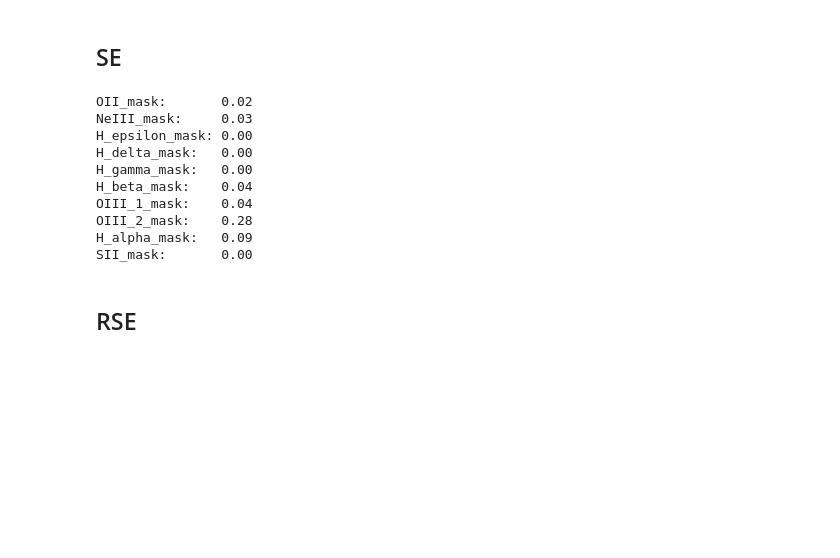
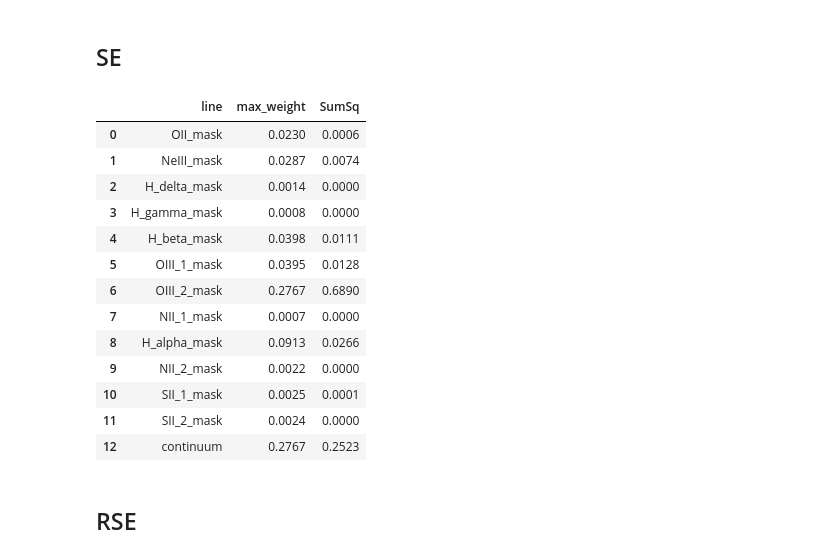
Before and after one commit to ed-ortizm/xai-astronomy, a Jupyter notebook: thesis/03_explain_same.ipynb, the cells around one changed output. Drawn from its saved outputs; the diff is of its cells as text; code cells hidden in the pictures; blank space fills up the shorter version.

Commit message:
feature: compute pertange feature importance for each score

```diff
--- a/thesis/03_explain_same.ipynb
+++ b/thesis/03_explain_same.ipynb
@@ -691,0 +640,26 @@ def continuum_mask_emissions(wave_nm, lines_mask):
+# %%
+GALAXY_LINES_NM = {
+    "OII": 372.6,
+    "NeIII": 386.9,
+    "H_delta": 410.17,
+    "H_gamma": 434.05,
+    "H_beta": 486.14,
+    "OIII_1": 495.89,
+    "OIII_2": 500.68,
+    "NII_1": 654.8,
+    "H_alpha": 656.28,
+    "NII_2": 658.35,
+    "SII_1": 671.64,
+    "SII_2": 673.08,
+}
+
+lines_mask = {}
+
+for line_name, line_wavelength in GALAXY_LINES_NM.items():
+    mask = (wave_nm >= line_wavelength - 0.5) & (wave_nm <= line_wavelength + 0.5)
+    lines_mask[line_name + "_mask"] = mask
+    wave_range = wave_nm[mask]
+    min_wave = np.min(wave_range)
+    max_wave = np.max(wave_range)
+    wave_range = f"{min_wave:.2f} - {max_wave:.2f}"
+    print(f"{line_name}:\t{wave_range}")
@@ -694,18 +754,23 @@ def continuum_mask_emissions(wave_nm, lines_mask):
 # %%
 score = "SE"
 weights = data[score]
-_ = max_w_from_score(weights, lines_mask)
+w_df = stats_weights(weights, lines_mask)
+w_df
 # %% [output]
-OII_mask:       0.02
-NeIII_mask:     0.03
-H_epsilon_mask: 0.00
-H_delta_mask:   0.00
-H_gamma_mask:   0.00
-H_beta_mask:    0.04
-OIII_1_mask:    0.04
-OIII_2_mask:    0.28
-H_alpha_mask:   0.09
-SII_mask:       0.00
+|  | line | max_weight | SumSq |
+| 0 | OII_mask | 0.0230 | 0.0006 |
+| 1 | NeIII_mask | 0.0287 | 0.0074 |
+| 2 | H_delta_mask | 0.0014 | 0.0000 |
+| 3 | H_gamma_mask | 0.0008 | 0.0000 |
+| 4 | H_beta_mask | 0.0398 | 0.0111 |
+| 5 | OIII_1_mask | 0.0395 | 0.0128 |
+| 6 | OIII_2_mask | 0.2767 | 0.6890 |
+| 7 | NII_1_mask | 0.0007 | 0.0000 |
+| 8 | H_alpha_mask | 0.0913 | 0.0266 |
+| 9 | NII_2_mask | 0.0022 | 0.0000 |
+| 10 | SII_1_mask | 0.0025 | 0.0001 |
+| 11 | SII_2_mask | 0.0024 | 0.0000 |
+| 12 | continuum | 0.2767 | 0.2523 |
 # %% [markdown]
 ## RSE
 # %%
```
Also changed, not shown: parts of 24 cells of this notebook.
